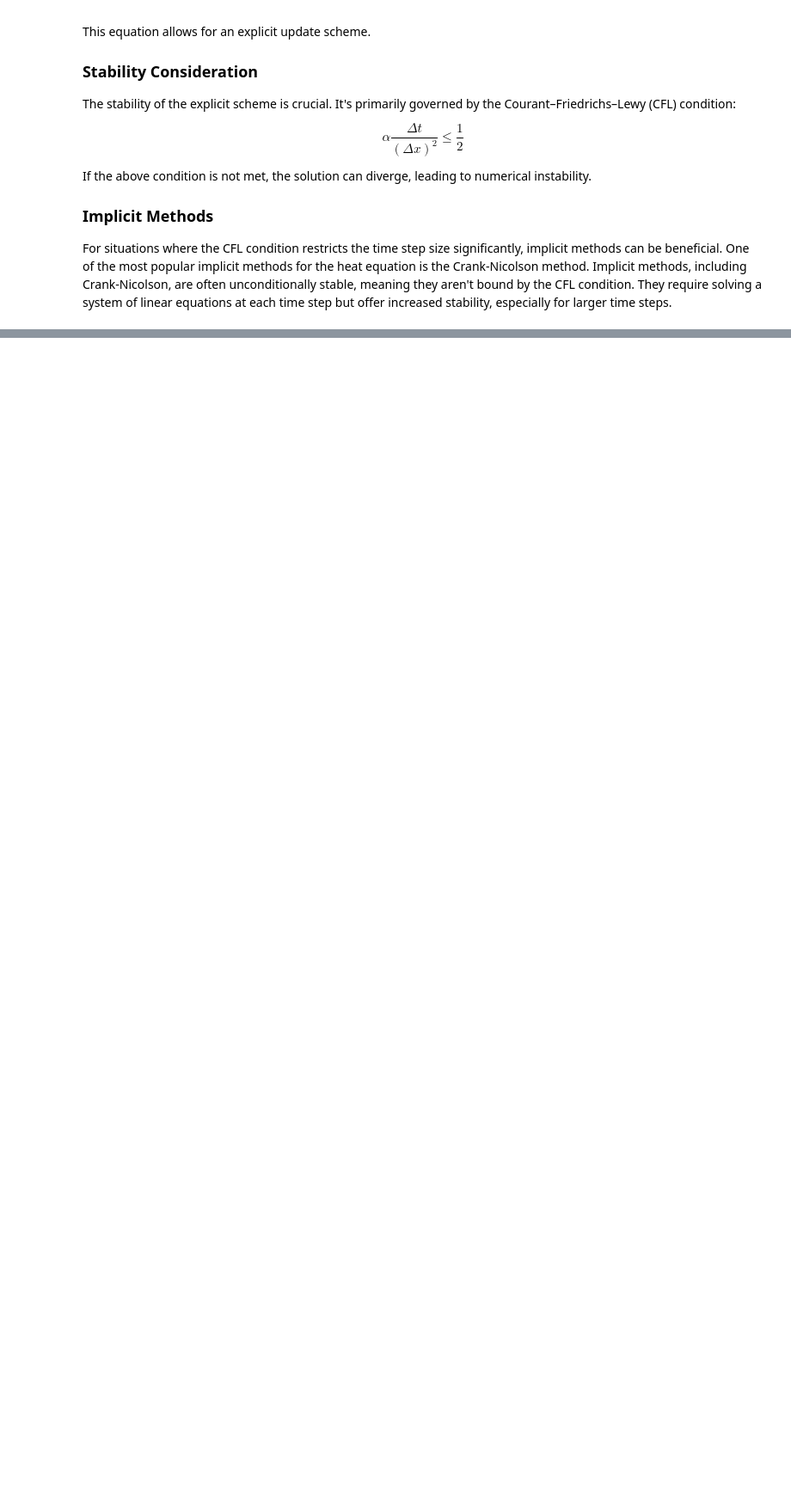
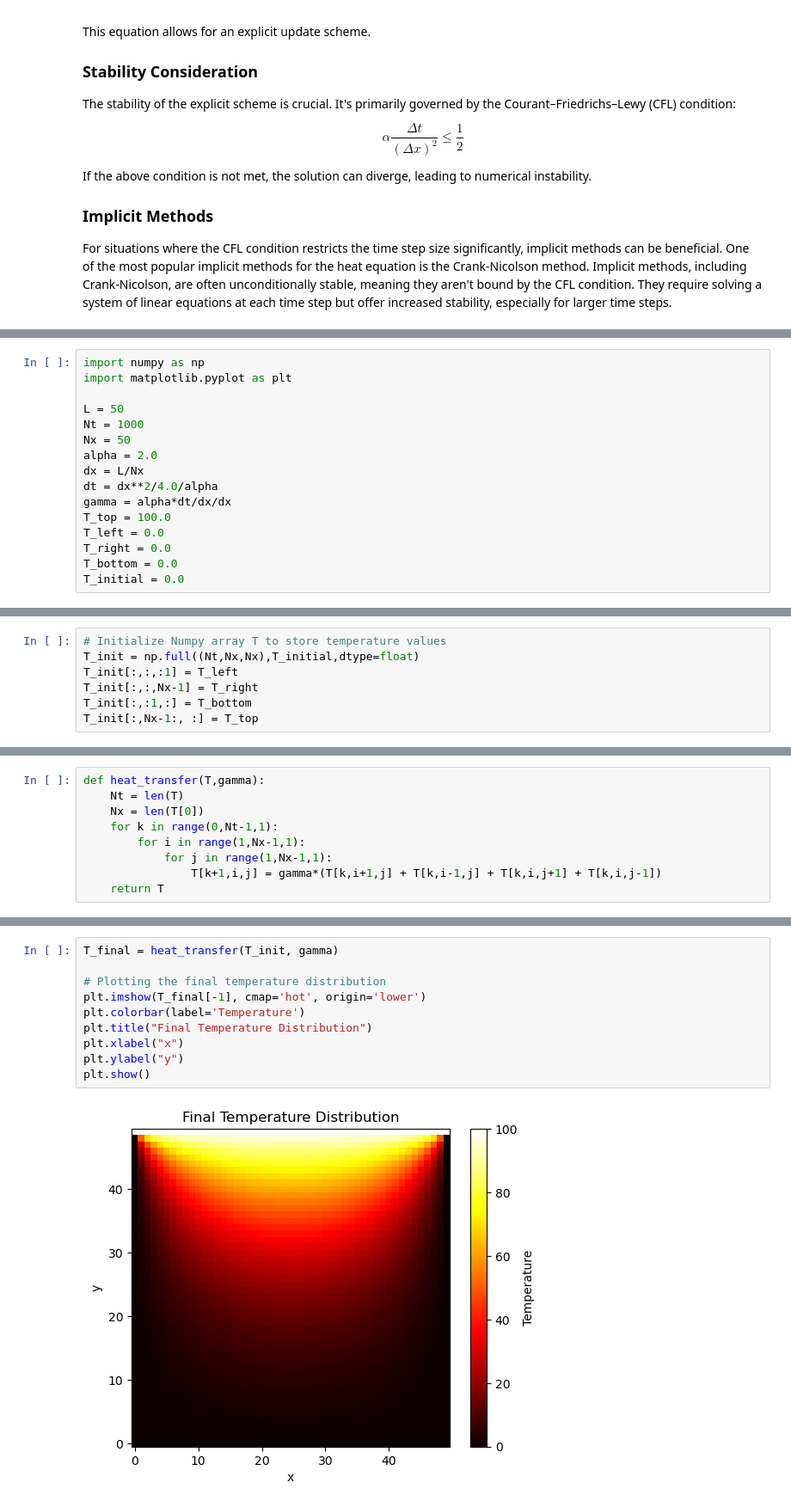
Before and after one commit to kks32-courses/sciml, a Jupyter notebook: _sources/lectures/04-pde-fdm/04-pde-fdm.ipynb, the cells around one changed output, grey strips where cells are left out. Shown at 86% size. Saved outputs shown, nothing was run; the diff lists cells and outputs as text; blank space fills up the shorter version.

```diff
--- a/_sources/lectures/04-pde-fdm/04-pde-fdm.ipynb
+++ b/_sources/lectures/04-pde-fdm/04-pde-fdm.ipynb
@@ -212,0 +292,16 @@ plt.show()
+# %%
+import numpy as np
+import matplotlib.pyplot as plt
+
+L = 50
+Nt = 1000
+Nx = 50
+alpha = 2.0
+dx = L/Nx
+dt = dx**2/4.0/alpha
+gamma = alpha*dt/dx/dx
+T_top = 100.0
+T_left = 0.0
+T_right = 0.0
+T_bottom = 0.0
+T_initial = 0.0
@@ -212,0 +310,7 @@ plt.show()
+# %%
+# Initialize Numpy array T to store temperature values
+T_init = np.full((Nt,Nx,Nx),T_initial,dtype=float)
+T_init[:,:,:1] = T_left
+T_init[:,:,Nx-1] = T_right
+T_init[:,:1,:] = T_bottom
+T_init[:,Nx-1:, :] = T_top
@@ -212,0 +319,9 @@ plt.show()
+# %%
+def heat_transfer(T,gamma):
+    Nt = len(T)
+    Nx = len(T[0])
+    for k in range(0,Nt-1,1):
+        for i in range(1,Nx-1,1):
+            for j in range(1,Nx-1,1):
+                T[k+1,i,j] = gamma*(T[k,i+1,j] + T[k,i-1,j] + T[k,i,j+1] + T[k,i,j-1])
+    return T
@@ -212,0 +330,12 @@ plt.show()
+# %%
+T_final = heat_transfer(T_init, gamma)
+
+# Plotting the final temperature distribution
+plt.imshow(T_final[-1], cmap='hot', origin='lower')
+plt.colorbar(label='Temperature')
+plt.title("Final Temperature Distribution")
+plt.xlabel("x")
+plt.ylabel("y")
+plt.show()
+# %% [output]
+[figure, added]
```
Also changed, not shown: parts of 16 cells of this notebook, 9 other files.
